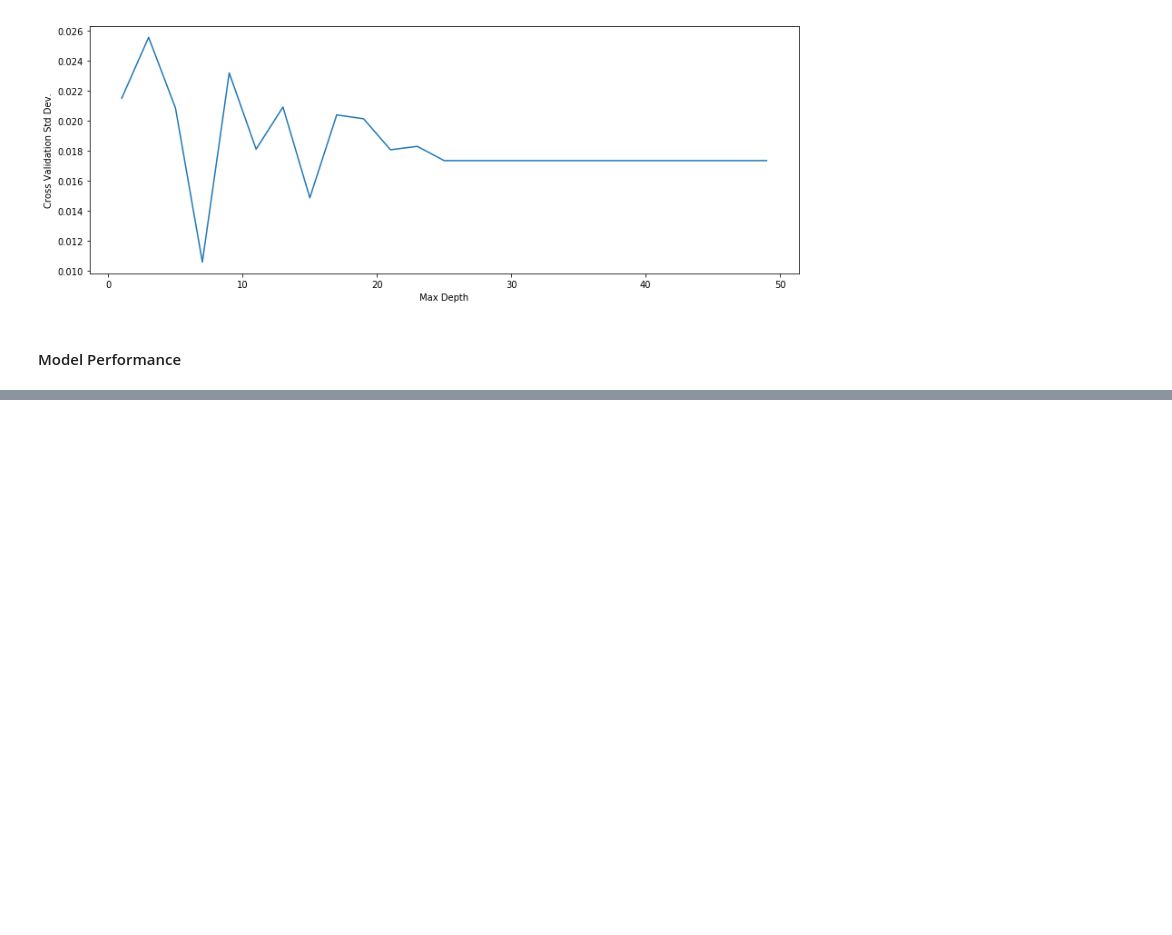
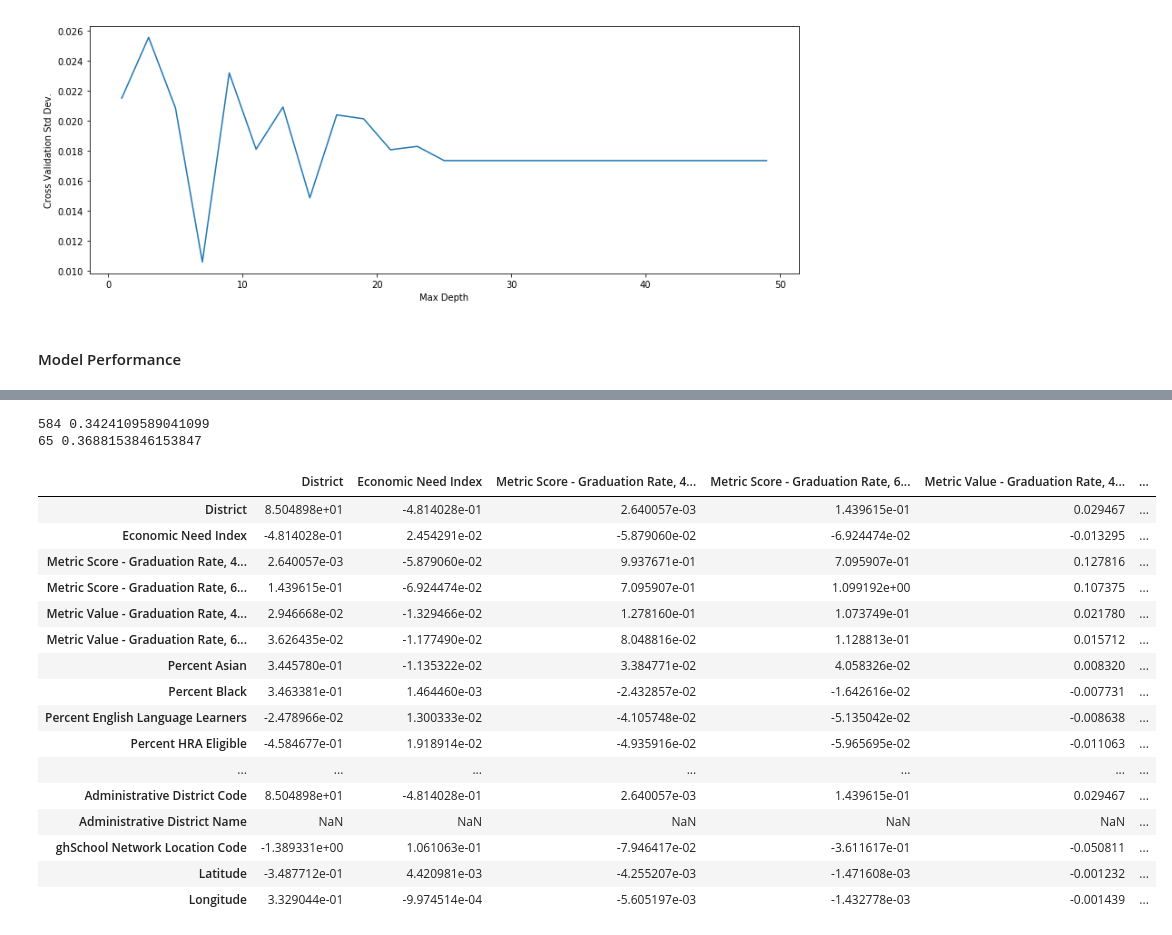
Before and after one commit to shravan097/NYCHS-Data-Analysis, a Jupyter notebook: nabil/nabil.ipynb, the cells around one changed output, grey strips where cells are left out. Cells and saved outputs as stored; diff of their text form; code cells hidden in the pictures; blank space fills up the shorter version.

```diff
--- a/nabil/nabil.ipynb
+++ b/nabil/nabil.ipynb
@@ -372,0 +483,11 @@ Text(0.5, 0, 'Max Depth')
+# %%
+data_2014 = './quality/2014_2015_quality.xlsx'
+data_2015 = './quality/2015_2016_quality.xlsx'
+network = 'network.xlsx'
+quality_2014 = pd.read_excel(data_2014,sheet_name=0)
+quality_2015 = pd.read_excel(data_2015,sheet_name=0)
+network = pd.read_excel(network,sheet_name=0)
+
+frames = [quality_2014,quality_2015]
+quality = pd.concat(frames)
+quality_2015.columns
@@ -372,0 +512,4 @@ Text(0.5, 0, 'Max Depth')
+# %%
+quality_2014.columns
+df_new = pd.merge(quality,network,on='DBN')
+df_new.info()
@@ -372,0 +534,4 @@ Text(0.5, 0, 'Max Depth')
+# %%
+df_new.replace('N/A', np.nan)
+
+df_new = df_new.dropna(subset=['Metric Value - Four-Year College Readiness Index','Metric Value - Graduation Rate, 4 year','Metric Rating - Graduation Rate, 4 year','Metric Score - Graduation Rate, 4 year','Metric Rating - Graduation Rate, 6 year','Metric Value - Graduation Rate, 6 year','Metric Score - Graduation Rate, 6 year', 'Percent of teachers with 3 or more years of experience'])
@@ -372,0 +579,45 @@ Text(0.5, 0, 'Max Depth')
+# %%
+# features = (['Student Attendance Rate'])
+
+features = (['District','Percent Asian','Percent White', 'Percent Black','Percent Hispanic','Economic Need Index'])
+
+##features = (['ghSchool Network Location Code'])
+
+model_df = df_new[(features + [target])].dropna().reset_index()
+
+train_df, holdout_df, y_train, y_holdout = train_test_split(
+    model_df[features],
+    model_df[target], test_size=0.1,
+    random_state=random_state)
+
+train_df[target] = y_train
+holdout_df[target] = y_holdout
+
+train_df.reset_index(inplace=True)
+holdout_df.reset_index(inplace=True)
+
+print(train_df.shape[0], train_df[target].mean())
+print(holdout_df.shape[0], holdout_df[target].mean())
+# %% [output]
+584 0.3424109589041099
+65 0.3688153846153847
+# %%
+df_new.cov()
+# %% [output]
+|  | District | Economic Need Index | Metric Score - Graduation Rate, 4... | Metric Score - Graduation Rate, 6... | Metric Value - Graduation Rate, 4... | ... |
+| District | 8.504898e+01 | -4.814028e-01 | 2.640057e-03 | 1.439615e-01 | 0.029467 | ... |
+| Economic Need Index | -4.814028e-01 | 2.454291e-02 | -5.879060e-02 | -6.924474e-02 | -0.013295 | ... |
+| Metric Score - Graduation Rate, 4... | 2.640057e-03 | -5.879060e-02 | 9.937671e-01 | 7.095907e-01 | 0.127816 | ... |
+| Metric Score - Graduation Rate, 6... | 1.439615e-01 | -6.924474e-02 | 7.095907e-01 | 1.099192e+00 | 0.107375 | ... |
+| Metric Value - Graduation Rate, 4... | 2.946668e-02 | -1.329466e-02 | 1.278160e-01 | 1.073749e-01 | 0.021780 | ... |
+| Metric Value - Graduation Rate, 6... | 3.626435e-02 | -1.177490e-02 | 8.048816e-02 | 1.128813e-01 | 0.015712 | ... |
+| Percent Asian | 3.445780e-01 | -1.135322e-02 | 3.384771e-02 | 4.058326e-02 | 0.008320 | ... |
+| Percent Black | 3.463381e-01 | 1.464460e-03 | -2.432857e-02 | -1.642616e-02 | -0.007731 | ... |
+| Percent English Language Learners | -2.478966e-02 | 1.300333e-02 | -4.105748e-02 | -5.135042e-02 | -0.008638 | ... |
+| Percent HRA Eligible | -4.584677e-01 | 1.918914e-02 | -4.935916e-02 | -5.965695e-02 | -0.011063 | ... |
+| ... | ... | ... | ... | ... | ... | ... |
+| Administrative District Code | 8.504898e+01 | -4.814028e-01 | 2.640057e-03 | 1.439615e-01 | 0.029467 | ... |
+| Administrative District Name | NaN | NaN | NaN | NaN | NaN | ... |
+| ghSchool Network Location Code | -1.389331e+00 | 1.061063e-01 | -7.946417e-02 | -3.611617e-01 | -0.050811 | ... |
+| Latitude | -3.487712e-01 | 4.420981e-03 | -4.255207e-03 | -1.471608e-03 | -0.001232 | ... |
+| Longitude | 3.329044e-01 | -9.974514e-04 | -5.605197e-03 | -1.432778e-03 | -0.001439 | ... |
```
Also changed, not shown: parts of 31 cells of this notebook, 7 other files.
